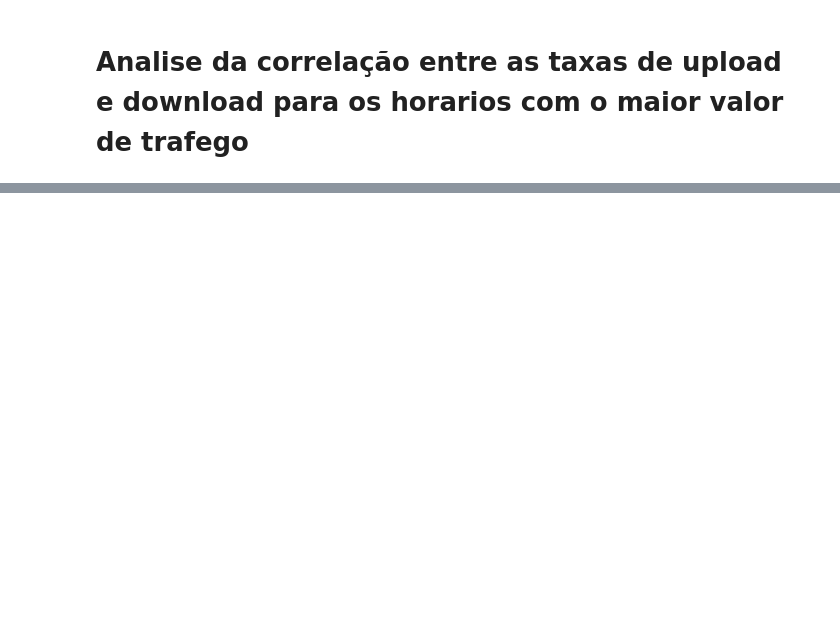
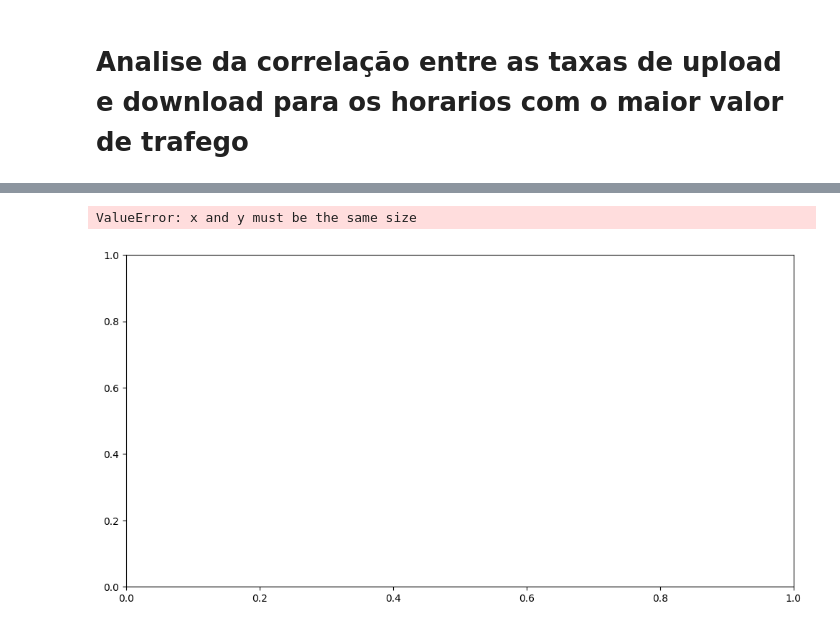
Before and after one commit to VieiraEnzo/TrabProbest, a Jupyter notebook: main.ipynb, the cells around one changed output, grey strips where cells are left out. Saved outputs shown, nothing was run; the diff lists cells and outputs as text; code cells hidden in the pictures; blank space fills up the shorter version.

```diff
--- a/main.ipynb
+++ b/main.ipynb
@@ -672,0 +674,10 @@ plt.show()
+# %%
+plt.figure(figsize=(12, 6))
+plt.scatter(chrome_up_max['upLog'], chrome_down_max['downLog'], color = 'DarkBlue')
+plt.title('Scatter UpLog x DownLog da Smart-Tv')
+plt.xlabel('log Upload')
+plt.ylabel('log Download')
+plt.show()
+# %% [output]
+ValueError: x and y must be the same size
+[figure, added]
```
Also changed, not shown: parts of 26 cells of this notebook.
